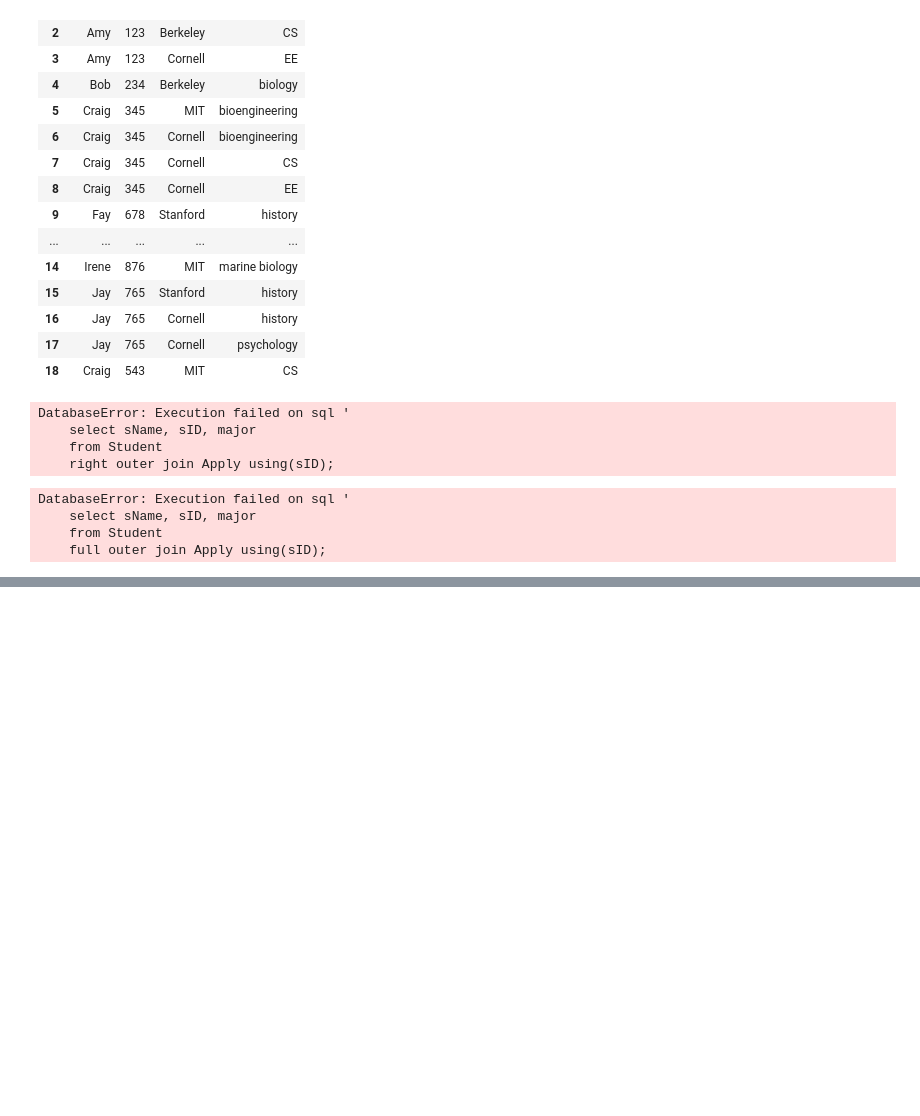
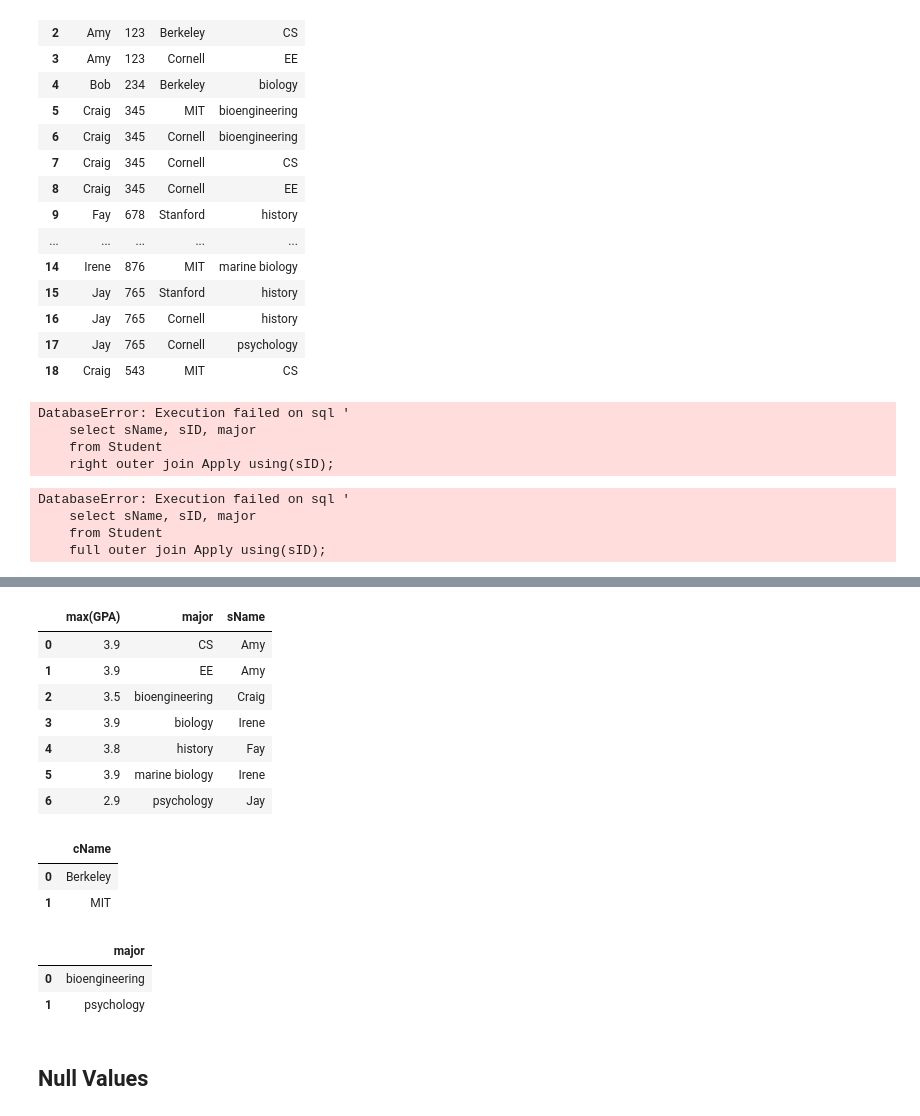
Before and after one commit to OniSlayer/standford_sql_notes, a Jupyter notebook: stanford_sql_notes.ipynb, the cells around one changed output, grey strips where cells are left out. Saved outputs shown, nothing was run; the diff lists cells and outputs as text; code cells hidden in the pictures; blank space fills up the shorter version.

```diff
--- a/stanford_sql_notes.ipynb
+++ b/stanford_sql_notes.ipynb
@@ -764,0 +923,56 @@ DatabaseError: Execution failed on sql '
+# %%
+# When using an aggregate function on one of the attributes of the returned relation and not using
+# the aggreate function in other attributes, SQL will return the last value of each group
+
+run_query('''
+    select max(GPA), major, sName
+    from Apply, Student
+    where Apply.sID = Student.sID
+    group by major
+''')
+
+# Here the max(GPA) and major are correctly stating the max gpa of all the students that apply to each major,
+# but the sName might not correspond to the GPA
+# %% [output]
+|  | max(GPA) | major | sName |
+| 0 | 3.9 | CS | Amy |
+| 1 | 3.9 | EE | Amy |
+| 2 | 3.5 | bioengineering | Craig |
+| 3 | 3.9 | biology | Irene |
+| 4 | 3.8 | history | Fay |
+| 5 | 3.9 | marine biology | Irene |
+| 6 | 2.9 | psychology | Jay |
+# %%
+# The 'having' clause allows to apply filters (i.e. conditionals) on aggregate funcitons. This is because the 'having'
+# clause is applied after the 'group by' clause (this means that the having conditional is being checked
+# agains each group and not to each tuple of the relation)
+
+run_query('''
+    select cName
+    from apply
+    group by cName
+    having count(*) < 5;
+''')
+
+# In this query, the groups are made first and for each of the groups, the count function is ran. If the result for the
+# particular group is bigger than 5, then the name of the college will be returned.
+# %% [output]
+|  | cName |
+| 0 | Berkeley |
+| 1 | MIT |
+# %%
+# Another example of using the 'group by' clause and the 'having'clause is
+
+run_query('''
+    select major
+    from Student, Apply
+    where Student.sID = Apply.sID
+    group by major
+    having max(GPA) < (select avg(GPA) from Student)
+''')
+# %% [output]
+|  | major |
+| 0 | bioengineering |
+| 1 | psychology |
+# %% [markdown]
+## Null Values
```
Also changed, not shown: parts of 9 cells of this notebook, 1 other file.
